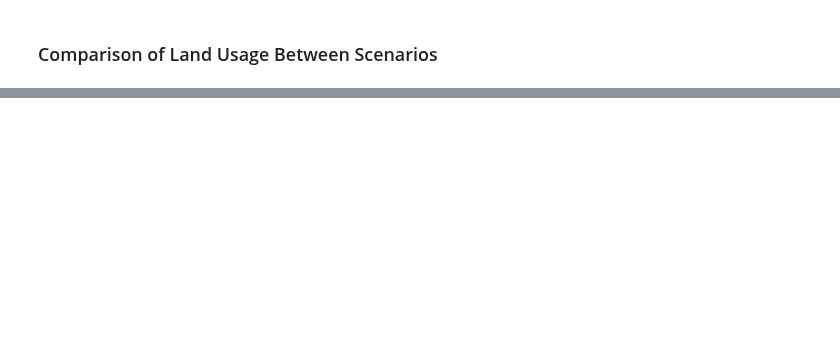
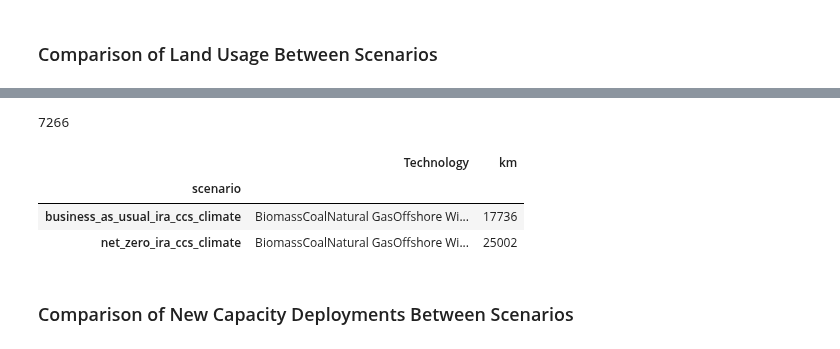
Before and after one commit to GODEEEP/mongird-etal_2024, a Jupyter notebook: notebooks/plot_infrastructure_barcharts.ipynb, the cells around one changed output, grey strips where cells are left out. Saved outputs shown, nothing was run; the diff lists cells and outputs as text; code cells hidden in the pictures; blank space fills up the shorter version.

```diff
--- a/notebooks/plot_infrastructure_barcharts.ipynb
+++ b/notebooks/plot_infrastructure_barcharts.ipynb
@@ -191,16 +310,23 @@ plot_state_bar_land(df=df, scenario='business_as_usual_ira_ccs_climate', year=ye
 # %% [markdown]
 ### Comparison of Land Usage Between Scenarios
 # %%
+df_bar = df.copy()
+df_bar = df_bar[df_bar.cerf_sited==1]
 
+df_bar = df_bar[['scenario', 'tech_name_simple', 'unit_size_mw']].groupby(['scenario','tech_name_simple'],
+                                                                                         as_index=False).count()
 
+df_bar = df_bar.rename(columns={'tech_name_simple':'Technology', 'unit_size_mw':'km'})
 
-fig = px.bar(diff_df, y='diff', x="State", title='',
-             color="State",
-             color_discrete_sequence = px.colors.qualitative.Prism,
-            width=700, height=400,
-            orientation='v')
-fig.update_layout(uniformtext_minsize=18, uniformtext_mode='hide', yaxis_range=[0,2500], plot_bgcolor = 'white', paper_bgcolor ='white',
+fig = px.bar(df_bar, y='km', x="scenario", title='',
+             color="Technology",
+             color_discrete_map=color_map_dict,
+                width=800, height=500)
+
+fig.update_layout(uniformtext_minsize=18, uniformtext_mode='hide', yaxis_range=[0,26000], plot_bgcolor = 'white', paper_bgcolor ='white',
                  )
-fig.update_layout(showlegend=False)
+fig.update_layout(showlegend=True)
 fig.update_yaxes(title="square km", showgrid = True,  gridcolor = '#bdbdbd')
+
+fig.update_traces(width=.5)
 fig.show()
@@ -206,0 +335,13 @@ fig.show()
+# %%
+25002 - 17736
+# %% [output]
+7266
+# %%
+df_bar.groupby('scenario').sum()
+# %% [output]
+|  | Technology | km |
+| scenario |  |  |
+| business_as_usual_ira_ccs_climate | BiomassCoalNatural GasOffshore Wi... | 17736 |
+| net_zero_ira_ccs_climate | BiomassCoalNatural GasOffshore Wi... | 25002 |
+# %% [markdown]
+### Comparison of New Capacity Deployments Between Scenarios
```
Also changed, not shown: parts of 8 cells of this notebook.
